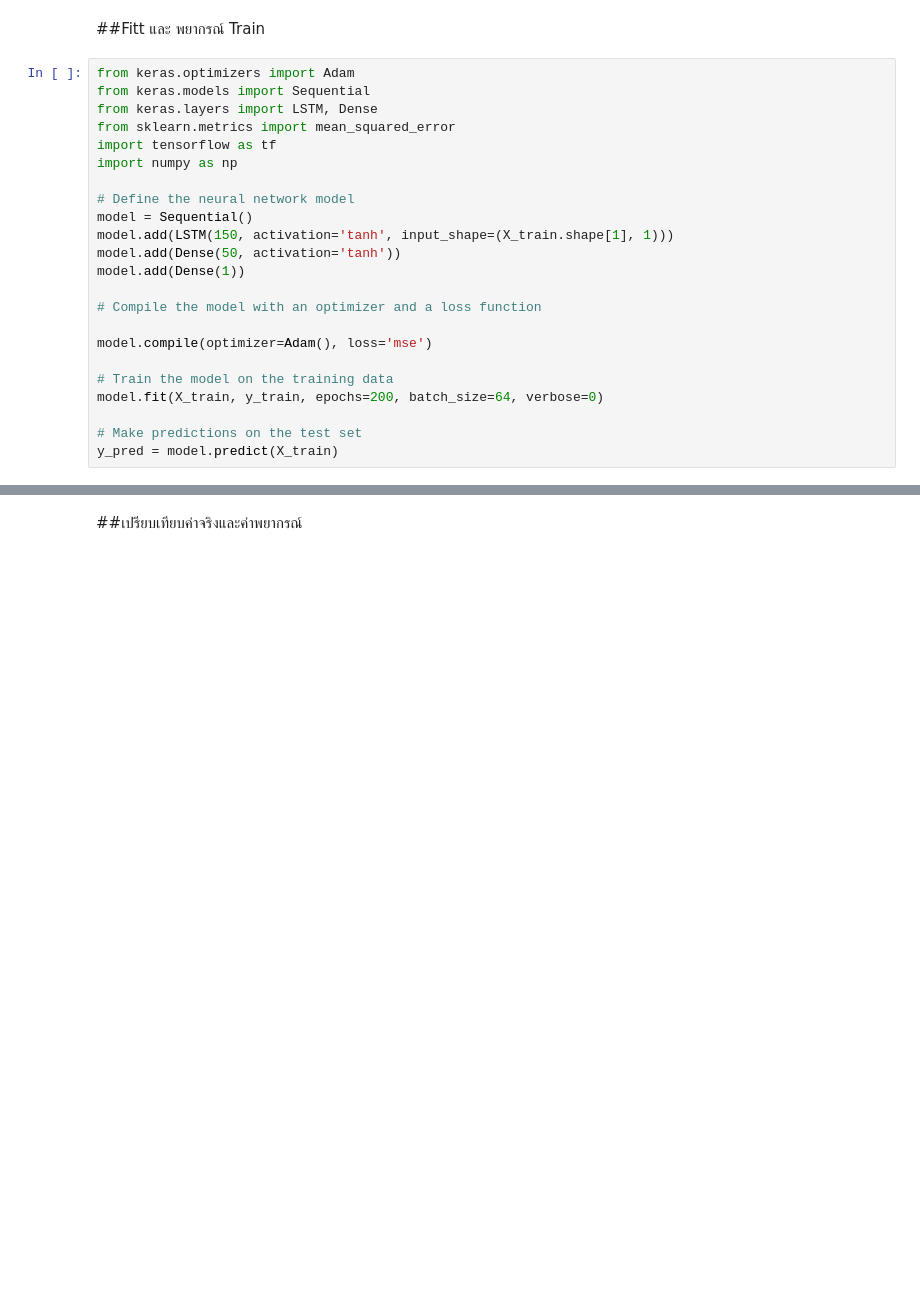
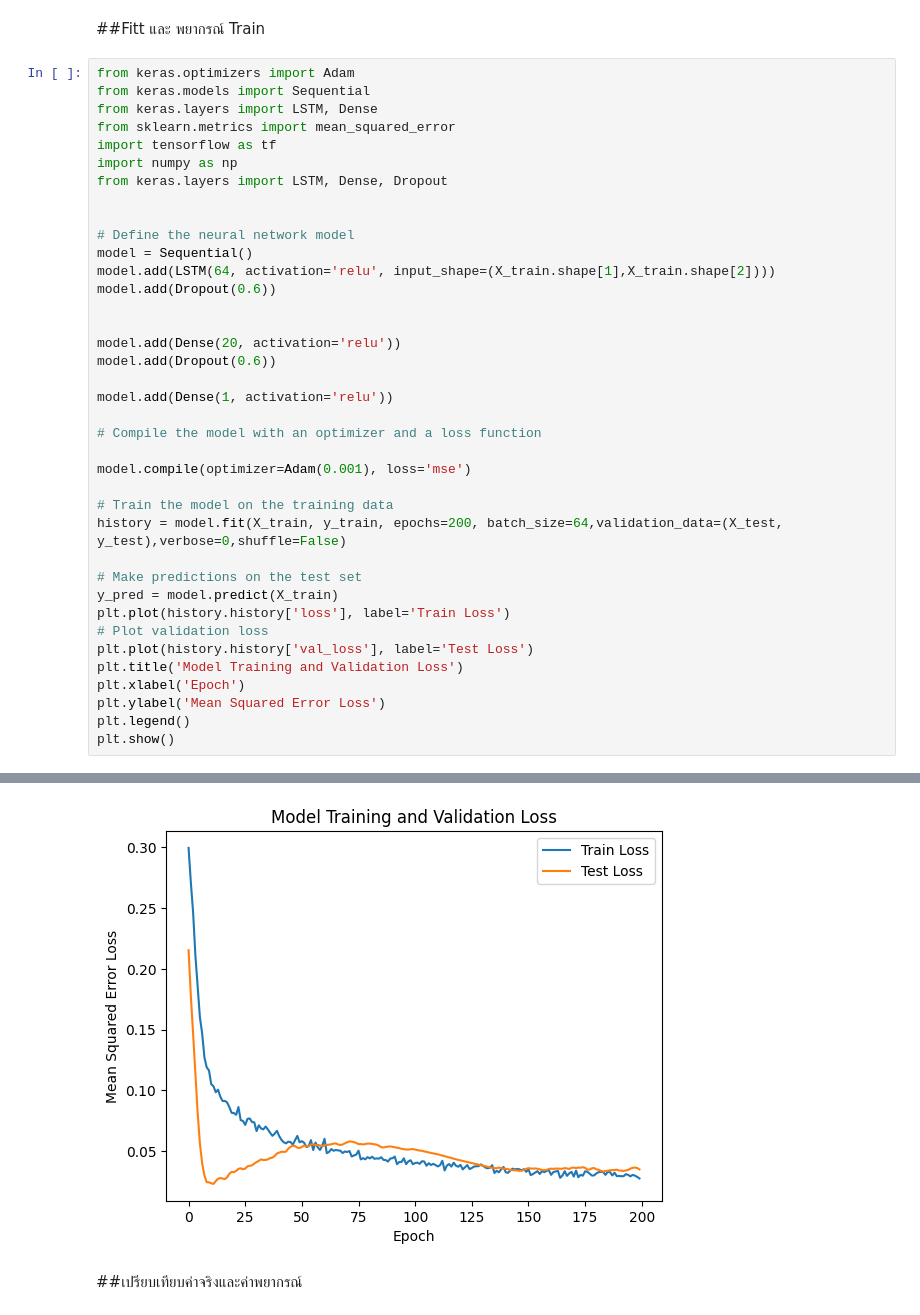
Before and after one commit to Suriya6744/Project, a Jupyter notebook: LSTM_final.ipynb, the cells around one changed output, grey strips where cells are left out. Cells and saved outputs as stored; diff of their text form; blank space fills up the shorter version.

```diff
--- a/LSTM_final.ipynb
+++ b/LSTM_final.ipynb
@@ -820,20 +781,35 @@ from keras.layers import LSTM, Dense
 from sklearn.metrics import mean_squared_error
 import tensorflow as tf
 import numpy as np
+from keras.layers import LSTM, Dense, Dropout
+
 
 # Define the neural network model
 model = Sequential()
-model.add(LSTM(150, activation='tanh', input_shape=(X_train.shape[1], 1)))
-model.add(Dense(50, activation='tanh'))
-model.add(Dense(1))
+model.add(LSTM(64, activation='relu', input_shape=(X_train.shape[1],X_train.shape[2])))
+model.add(Dropout(0.6))
+
+
+model.add(Dense(20, activation='relu'))
+model.add(Dropout(0.6))
+
+model.add(Dense(1, activation='relu'))
 
 # Compile the model with an optimizer and a loss function
 
-model.compile(optimizer=Adam(), loss='mse')
+model.compile(optimizer=Adam(0.001), loss='mse')
 
 # Train the model on the training data
-model.fit(X_train, y_train, epochs=200, batch_size=64, verbose=0)
+history = model.fit(X_train, y_train, epochs=200, batch_size=64,validation_data=(X_test, y_test),verbose=0,shuffle=False)
 
 # Make predictions on the test set
 y_pred = model.predict(X_train)
+plt.plot(history.history['loss'], label='Train Loss')
+# Plot validation loss
+plt.plot(history.history['val_loss'], label='Test Loss')
+plt.title('Model Training and Validation Loss')
+plt.xlabel('Epoch')
+plt.ylabel('Mean Squared Error Loss')
+plt.legend()
+plt.show()
 # %% [output]
@@ -841,3 +817,4 @@ y_pred = model.predict(X_train)
+[figure, added]
 # %% [markdown]
 ##เปรียบเทียบค่าจริงและค่าพยากรณ์
 # %%
```
Also changed, not shown: parts of 37 cells of this notebook.
